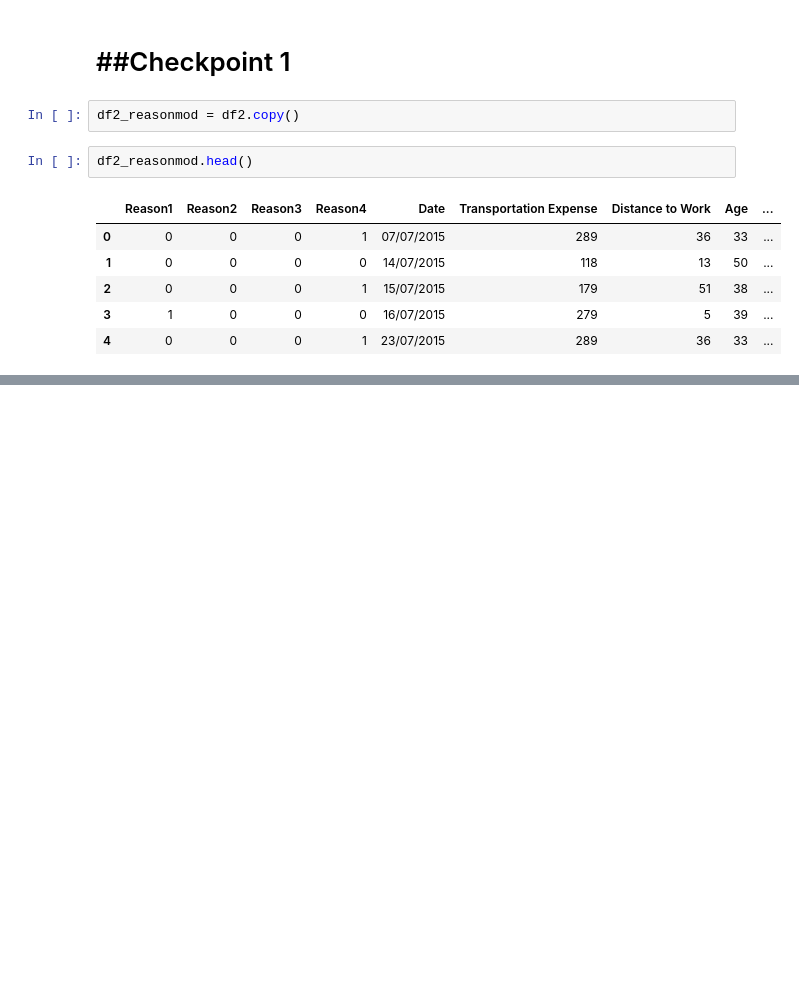
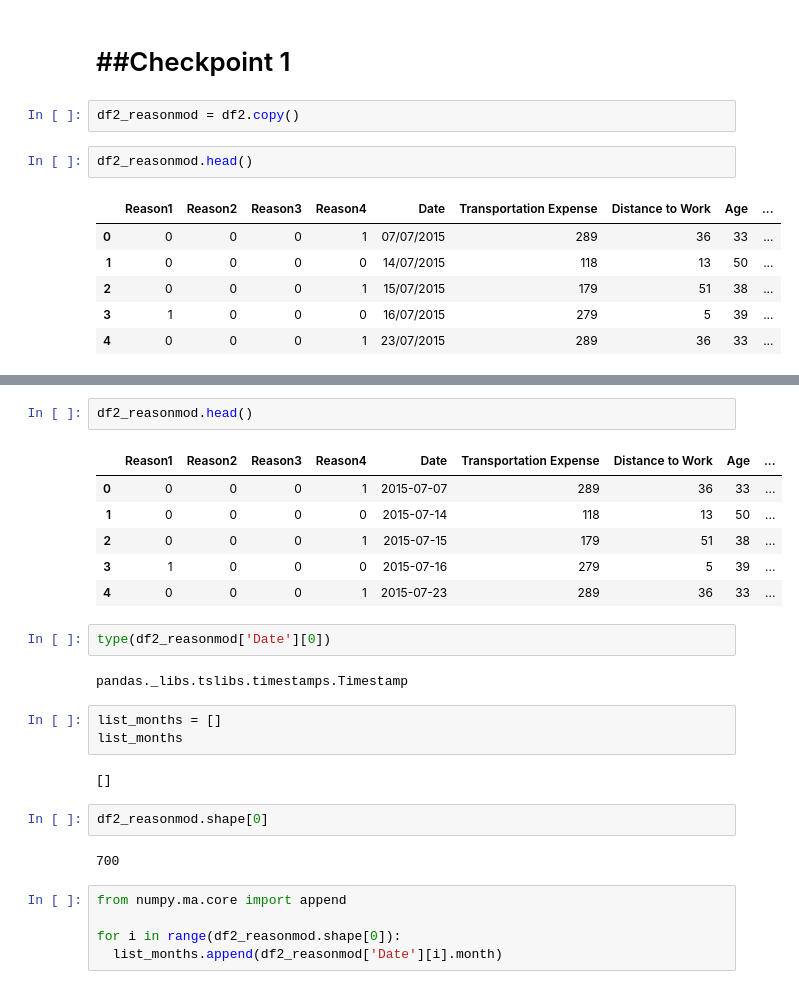
Before and after one commit to visalsudhakaran/Absenteesmanalysis, a Jupyter notebook: notebooks_absenteesm.ipynb, the cells around one changed output, grey strips where cells are left out. Saved outputs shown, nothing was run; the diff lists cells and outputs as text; blank space fills up the shorter version.

```diff
--- a/notebooks_absenteesm.ipynb
+++ b/notebooks_absenteesm.ipynb
@@ -493,0 +567,27 @@ df2_reasonmod.head()
+# %%
+df2_reasonmod.head()
+# %% [output]
+|  | Reason1 | Reason2 | Reason3 | Reason4 | Date | Transportation Expense | Distance to Work | Age | ... |
+| 0 | 0 | 0 | 0 | 1 | 2015-07-07 | 289 | 36 | 33 | ... |
+| 1 | 0 | 0 | 0 | 0 | 2015-07-14 | 118 | 13 | 50 | ... |
+| 2 | 0 | 0 | 0 | 1 | 2015-07-15 | 179 | 51 | 38 | ... |
+| 3 | 1 | 0 | 0 | 0 | 2015-07-16 | 279 | 5 | 39 | ... |
+| 4 | 0 | 0 | 0 | 1 | 2015-07-23 | 289 | 36 | 33 | ... |
+# %%
+type(df2_reasonmod['Date'][0])
+# %% [output]
+pandas._libs.tslibs.timestamps.Timestamp
+# %%
+list_months = []
+list_months
+# %% [output]
+[]
+# %%
+df2_reasonmod.shape[0]
+# %% [output]
+700
+# %%
+from numpy.ma.core import append
+
+for i in range(df2_reasonmod.shape[0]):
+  list_months.append(df2_reasonmod['Date'][i].month)
```
Also changed, not shown: parts of 10 cells of this notebook.
